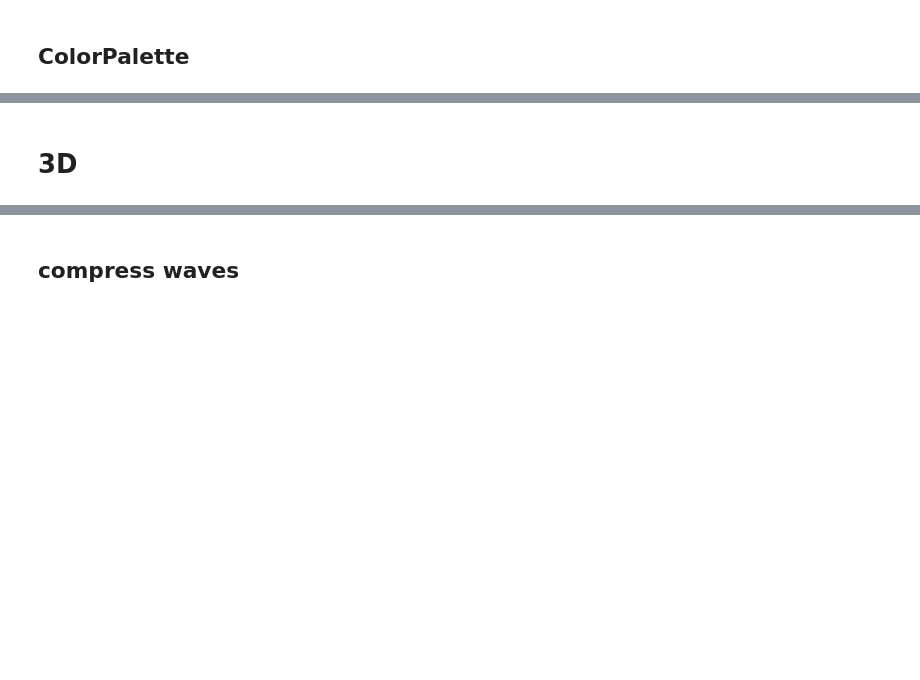
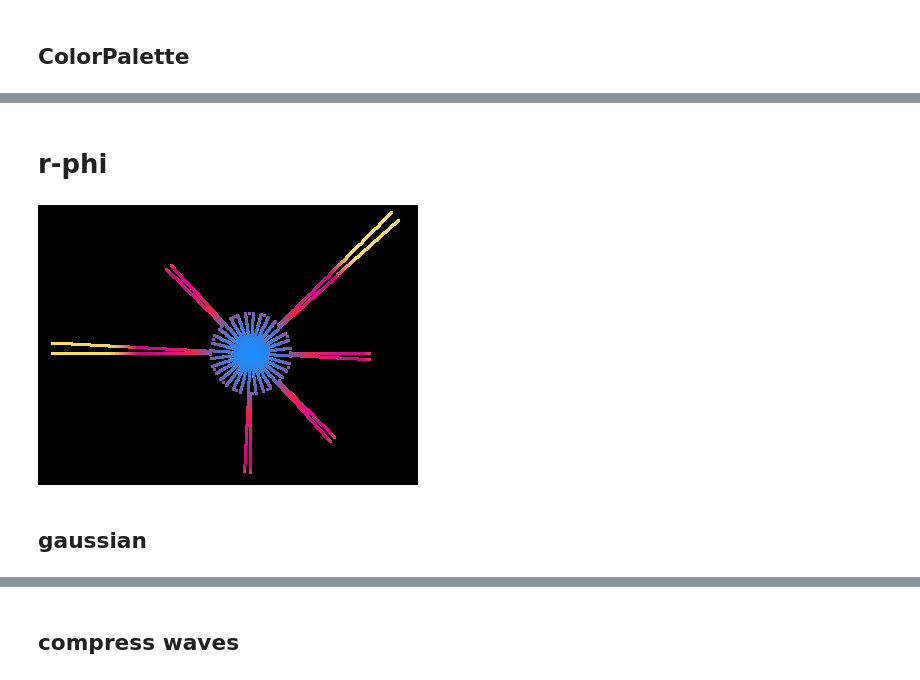
Before and after one commit to nuru-nu/moyo, a Jupyter notebook: notebooks/animations.ipynb, the cells around one changed output, grey strips where cells are left out. Cells and saved outputs as stored; diff of their text form; code cells hidden in the pictures; blank space fills up the shorter version.

```diff
--- a/notebooks/animations.ipynb
+++ b/notebooks/animations.ipynb
@@ -72,2 +91,40 @@ b = gradient_values = a | colors.RedToPalette(cp2)
+# %% [markdown]
+# r-phi
+# %%
+# slightly modified from ./mapping2.ipynb
+
+from PIL import Image, ImageDraw
+
+class Display:
+
+    def __init__(self, width=800, height=600, d=2, scale=77):
+        self.width = width
+        self.height = height
+        self.scale = scale
+        self.d = d
+
+    def circle(self, draw, phi, r, col, d):
+        x = self.width * .56 + np.sin(phi) * self.scale * r
+        y = self.height *  .53 - np.cos(phi) * self.scale * r
+        draw.ellipse((x-d/2, y-d/2, x+d/2, y+d/2), fill=tuple(col))
+
+    def draw(self, rgb):
+        """Colors in `rgb` range from 0..1 for every pixel."""
+        im = Image.new('RGB', (self.width, self.height), 'black')
+        draw = ImageDraw.Draw(im)
+
+        rgb = (255 * rgb).astype('uint8')
+        for (phi, r), col in zip(A.phi_r_mapping, rgb):
+            self.circle(draw, phi, r, col, self.d)
+        return im
+
+class DisplayS(Display):
+    def __init__(self):
+        super().__init__(width=380, height=280, d=2, scale=40)
+
+anim = A.R() | S.Lin(0, 1/5) | S.Tocos() | C.Palette(P.coolors_rainbow)
+DisplayS().draw(anim())
+# %% [output]
+[figure, added]
 # %% [markdown]
-# 3D
+## gaussian
```
Also changed, not shown: parts of 15 cells of this notebook, 2 other files.
